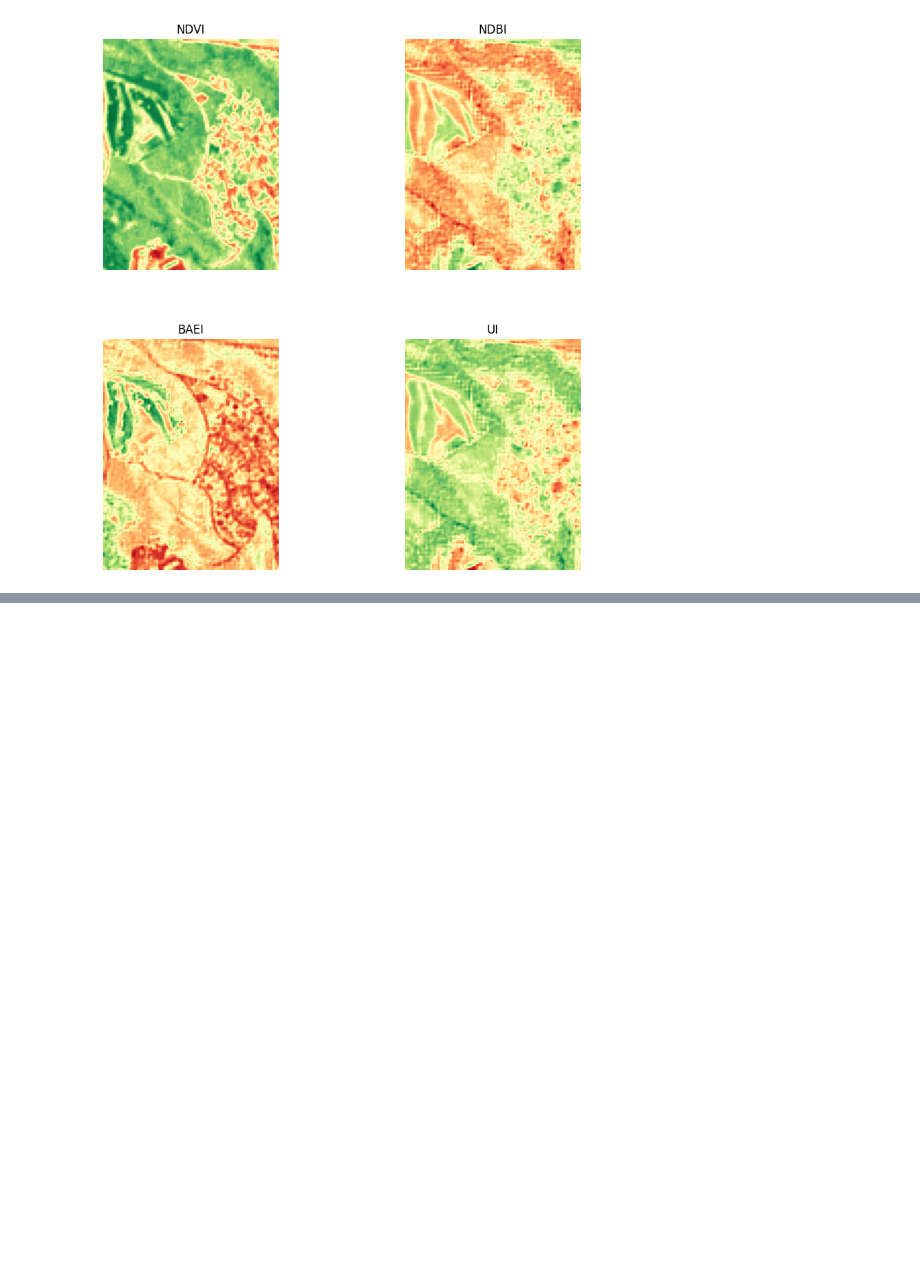
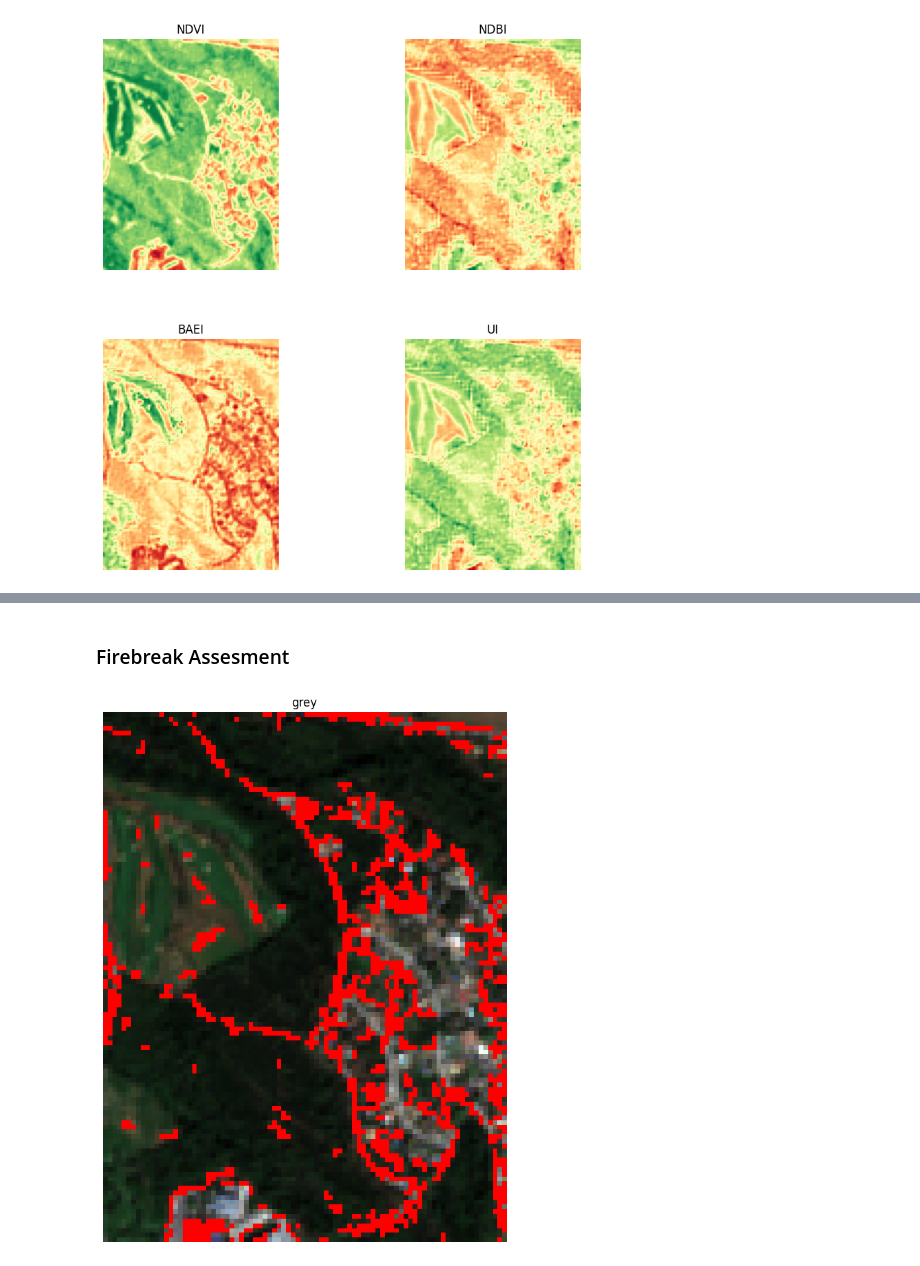
Before and after one commit to Miquel44/CASSINNI, a Jupyter notebook: Untitled2.ipynb, the cells around one changed output, grey strips where cells are left out. Saved outputs shown, nothing was run; the diff lists cells and outputs as text; code cells hidden in the pictures; blank space fills up the shorter version.

```diff
--- a/Untitled2.ipynb
+++ b/Untitled2.ipynb
@@ -140,0 +151,7 @@ matrix[grey_sum == -n_filters] = [0, 0, 1]
+# %%
+for line in range(grey_sum.shape[1]):
+    for column in range(grey_sum.shape[0]):
+        if grey_sum[column,line] == -1:
+            grey_sum[column,line] = 0
+        elif grey_sum[column,line] == 1:
+            grey_sum[column,line] = 2
@@ -149,0 +208,14 @@ plt.show()
+# %% [markdown]
+### Firebreak Assesment ###
+# %%
+rgb_image[(grey_sum==0)] = [1, 0, 0]
+# %%
+plt.figure(figsize=(10, 10))
+plt.imshow(rgb_image)
+plt.title("grey")
+plt.axis('off')
+plt.show()
+
+plt.imsave("Real_borders.tiff", rgb_image)
+# %% [output]
+[figure, added]
```
Also changed, not shown: parts of 9 cells of this notebook.
